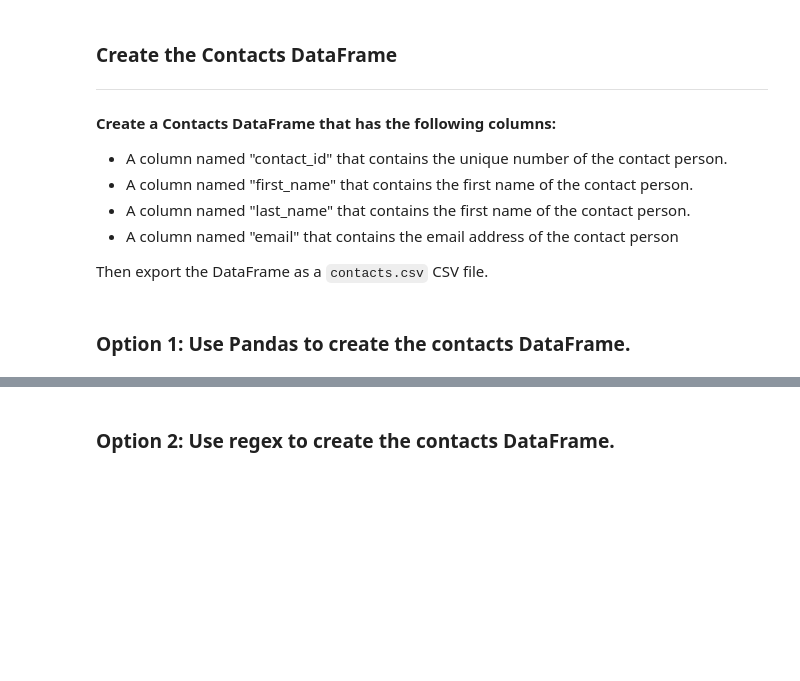
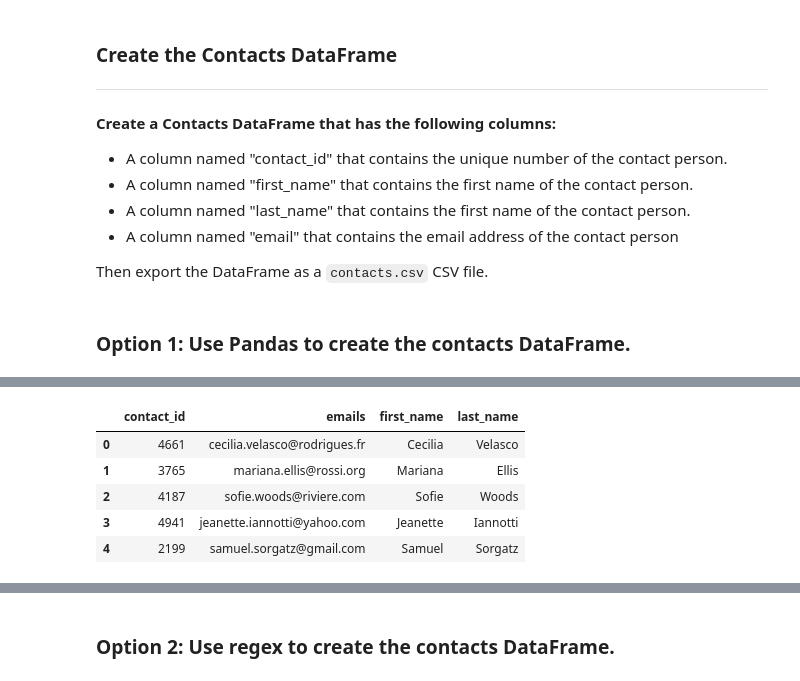
Before and after one commit to Psamaniego001/Crowdfunding_ETL, a Jupyter notebook: Starter_Files/ETL_Mini_Project_MCruz.ipynb, the cells around one changed output, grey strips where cells are left out. Drawn from its saved outputs; the diff is of its cells as text; code cells hidden in the pictures; blank space fills up the shorter version.

```diff
--- a/Starter_Files/ETL_Mini_Project_MCruz.ipynb
+++ b/Starter_Files/ETL_Mini_Project_MCruz.ipynb
@@ -138,5 +138,5 @@ campaign_cleaned.to_csv("Resources/campaign.csv", index=False)
 ### Extract the contacts.xlsx Data.
 # %%
 # Read the data into a Pandas DataFrame. Use the `header=2` parameter when reading in the data.
-contact_info_df = pd.read_excel('Resources/contacts.xlsx', header=2)
+contact_info_df = pd.read_excel('Resources/contacts.xlsx', header=3)
 contact_info_df.head()
@@ -181,0 +178,19 @@ print(dict_values)
+# %%
+# Iterate through the contact_info_df and convert each row to a dictionary.
+import json
+dict_values = []
+
+for key, value in contact_info_df.iterrows():
+    x = []
+    row = value['contact_info']
+    json_row = json.loads(row)
+    contact_id = json_row['contact_id']
+    x.append(contact_id)
+    name = json_row['name']
+    x.append(name)
+    email = json_row['email']
+    x.append(email)
+    dict_values.append(x)
+
+# Print out the list of values for each row.
+print(dict_values)
@@ -182,5 +199,5 @@ print(dict_values)
 # %%
 # Create a contact_info DataFrame and add each list of values, i.e., each row
 # to the 'contact_id', 'name', 'email' columns.
-df_contacts = pd.DataFrame(dict_values, columns=['contact_id', 'name', 'emails',])
+df_contacts = pd.DataFrame(dict_values, columns=['contact_id', 'name', 'emails'])
 df_contacts.head()
@@ -190,9 +225,19 @@ df_contacts.dtypes
 # %%
 # Create a "first"name" and "last_name" column with the first and last names from the "name" column.
 # full_name[['first_name', 'last_name']] = df_contacts['name']
 
-contact_info_df[['first_name', 'last_name']] = contact_info_df['name'].str.split(',', n=6, expand=True)
+df_contacts[['first_name', 'last_name']] = df_contacts['name'].str.split(' ', expand=True)
 
 # Drop the contact_name column
+
+df_contacts = df_contacts.drop(['name'], axis=1)
+df_contacts.head()
+# %% [output]
+|  | contact_id | emails | first_name | last_name |
+| 0 | 4661 | cecilia.velasco@rodrigues.fr | Cecilia | Velasco |
+| 1 | 3765 | mariana.ellis@rossi.org | Mariana | Ellis |
+| 2 | 4187 | sofie.woods@riviere.com | Sofie | Woods |
+| 3 | 4941 | jeanette.iannotti@yahoo.com | Jeanette | Iannotti |
+| 4 | 2199 | samuel.sorgatz@gmail.com | Samuel | Sorgatz |
 # %%
 # Reorder the columns
```
Also changed, not shown: parts of 10 cells of this notebook, 1 other file.
